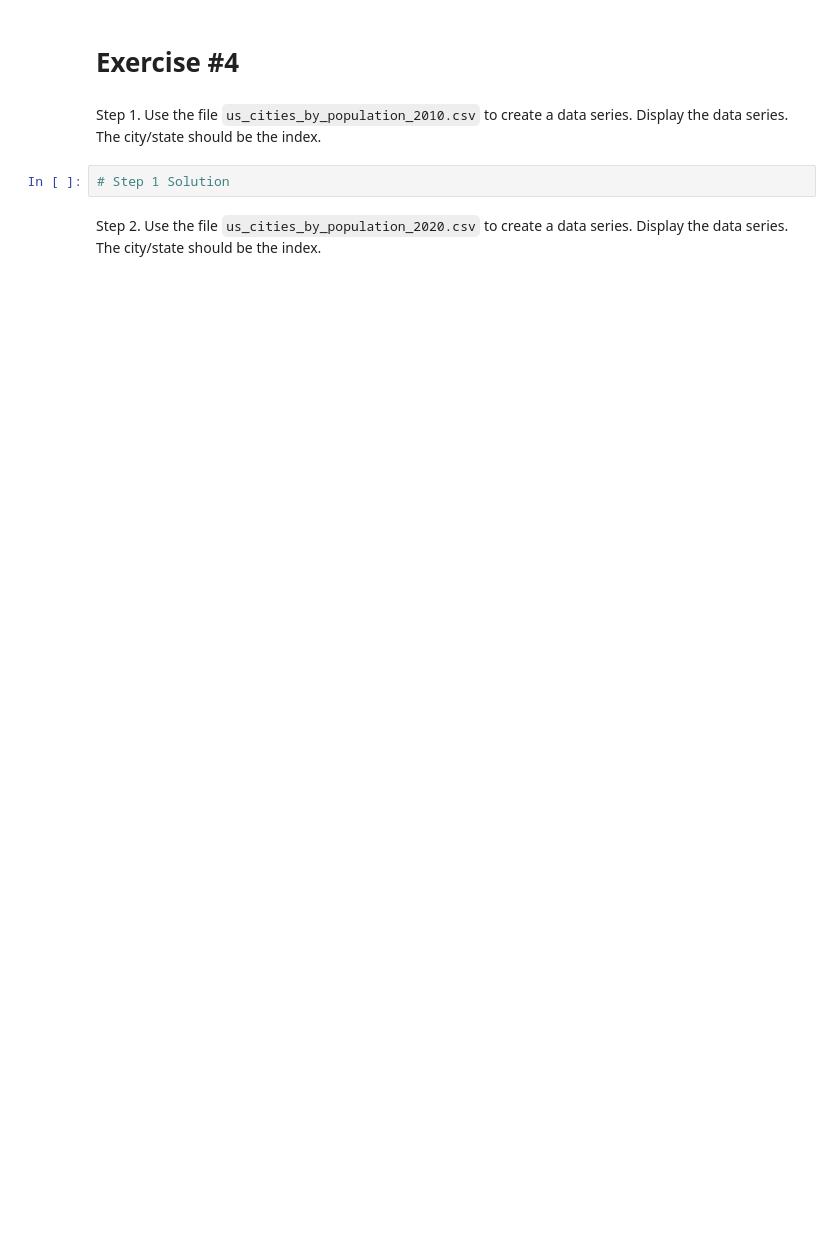
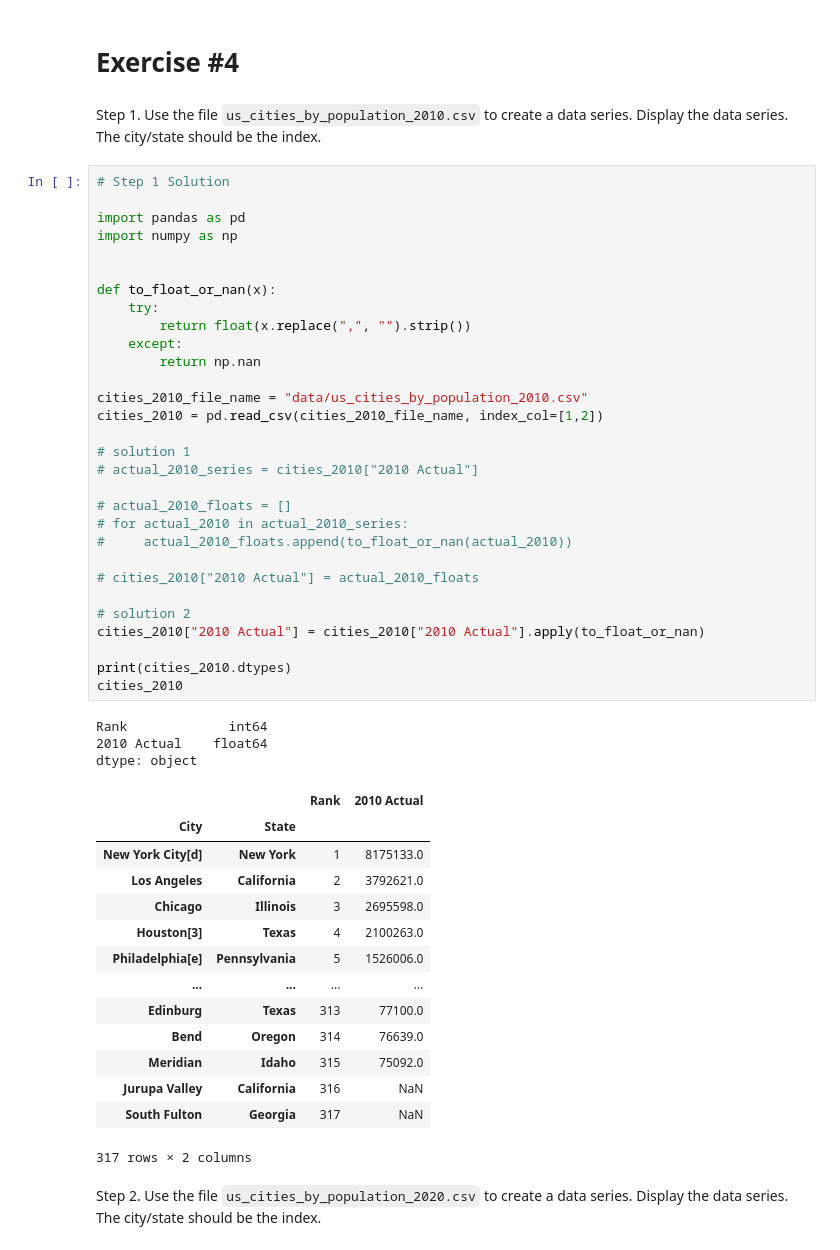
Before and after one commit to t4d-classes/advanced-python_03062023, a Jupyter notebook: jupyter/exercises/04_Exercise.ipynb, the cells around one changed output. Cells and saved outputs as stored; diff of their text form; blank space fills up the shorter version.

Commit message:
Add solution to panda 4 exercise

```diff
--- a/jupyter/exercises/04_Exercise.ipynb
+++ b/jupyter/exercises/04_Exercise.ipynb
@@ -4,6 +4,52 @@
 Step 1. Use the file `us_cities_by_population_2010.csv` to create a data series. Display the data series. The city/state should be the index.
 # %%
 # Step 1 Solution
+
+import pandas as pd
+import numpy as np
+
+
+def to_float_or_nan(x):
+    try:
+        return float(x.replace(",", "").strip())
+    except:
+        return np.nan
+
+cities_2010_file_name = "data/us_cities_by_population_2010.csv"
+cities_2010 = pd.read_csv(cities_2010_file_name, index_col=[1,2])
+
+# solution 1
+# actual_2010_series = cities_2010["2010 Actual"]
+
+# actual_2010_floats = []
+# for actual_2010 in actual_2010_series:
+#     actual_2010_floats.append(to_float_or_nan(actual_2010))
+
+# cities_2010["2010 Actual"] = actual_2010_floats
+
+# solution 2
+cities_2010["2010 Actual"] = cities_2010["2010 Actual"].apply(to_float_or_nan)
+
+print(cities_2010.dtypes)
+cities_2010
+# %% [output]
+Rank             int64
+2010 Actual    float64
+dtype: object
+|  |  | Rank | 2010 Actual |
+| City | State |  |  |
+| New York City[d] | New York | 1 | 8175133.0 |
+| Los Angeles | California | 2 | 3792621.0 |
+| Chicago | Illinois | 3 | 2695598.0 |
+| Houston[3] | Texas | 4 | 2100263.0 |
+| Philadelphia[e] | Pennsylvania | 5 | 1526006.0 |
+| ... | ... | ... | ... |
+| Edinburg | Texas | 313 | 77100.0 |
+| Bend | Oregon | 314 | 76639.0 |
+| Meridian | Idaho | 315 | 75092.0 |
+| Jurupa Valley | California | 316 | NaN |
+| South Fulton | Georgia | 317 | NaN |
+317 rows × 2 columns
 # %% [markdown]
 Step 2. Use the file `us_cities_by_population_2020.csv` to create a data series. Display the data series. The city/state should be the index.
 # %%
```
Also changed, not shown: parts of 7 cells of this notebook, 3 other files.
